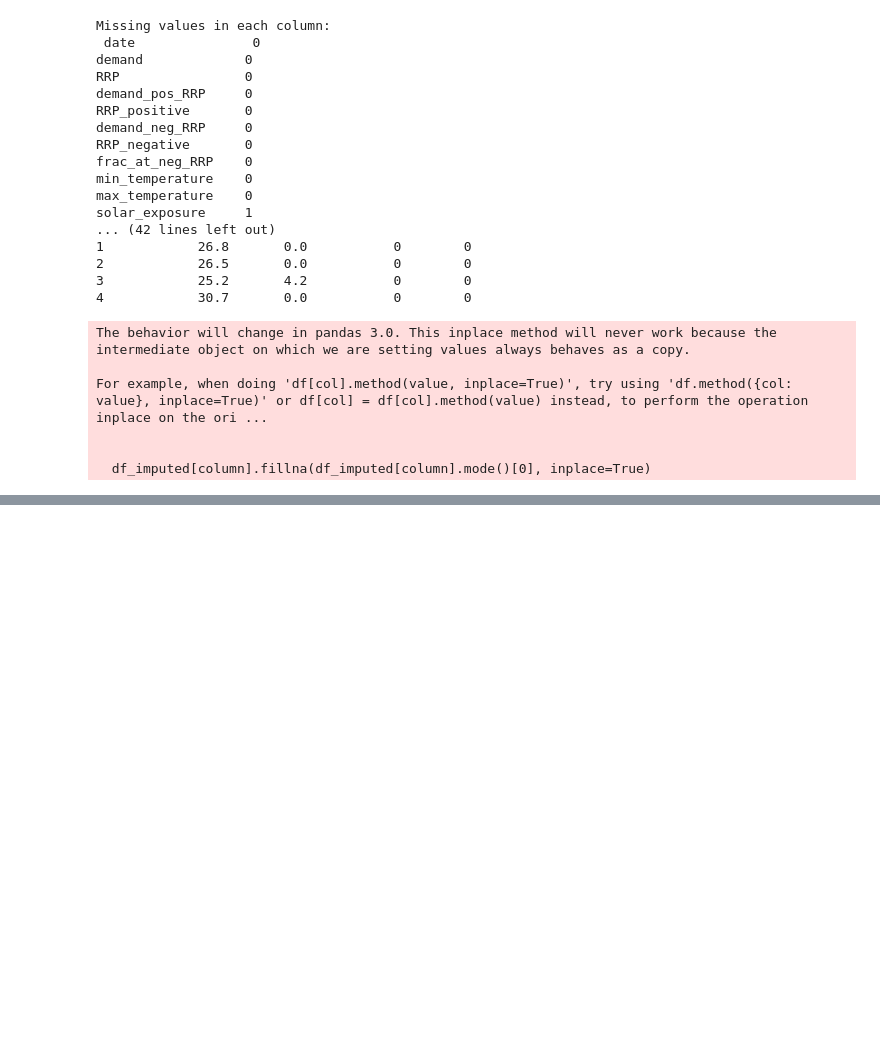
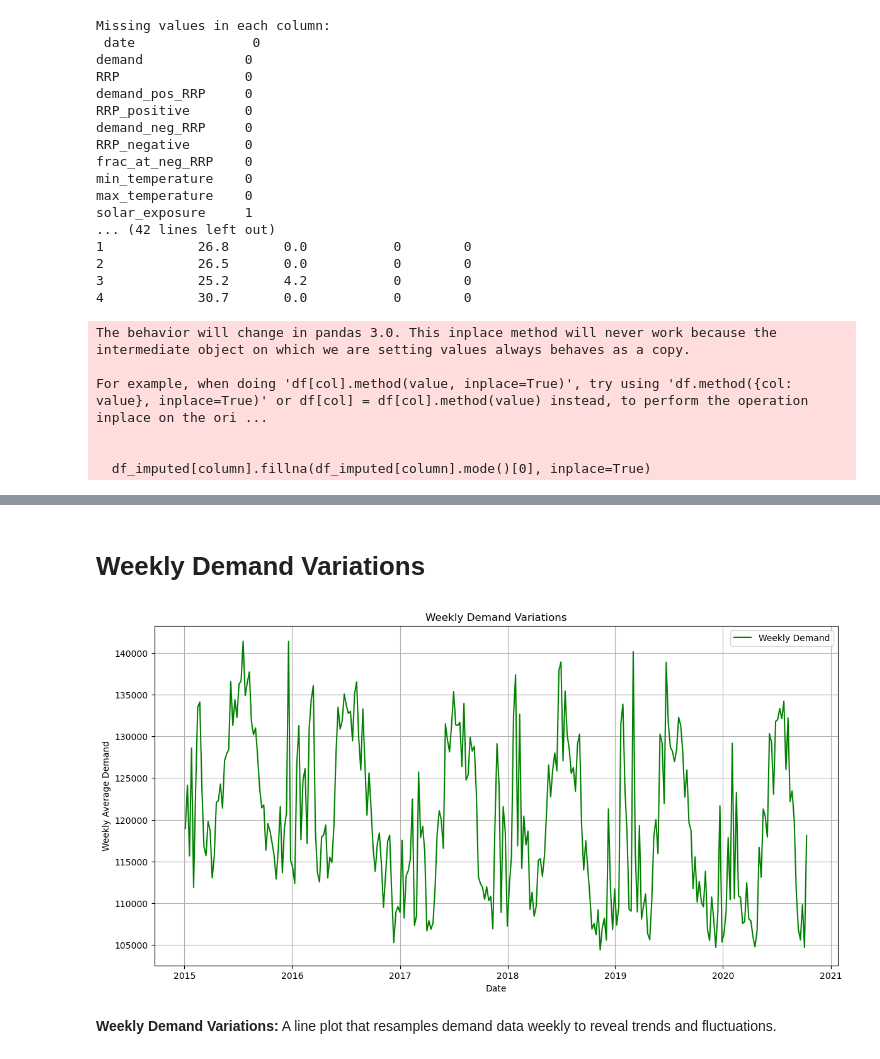
Before and after one commit to sainath9392/Electricity_Demand-and_Price_ForecastingInfosys_Internship_Oct2025, a Jupyter notebook: main.ipynb, the cells around one changed output, grey strips where cells are left out. Drawn from its saved outputs; the diff is of its cells as text; code cells hidden in the pictures; blank space fills up the shorter version.

```diff
--- a/main.ipynb
+++ b/main.ipynb
@@ -97,0 +131,17 @@ For example, when doing 'df[col].method(value, inplace=True)', try using 'df.met
+# %% [markdown]
+ # Weekly Demand Variations
+# %%
+# Plot weekly demand variations
+weekly_demand = df['demand'].resample('W').mean()
+plt.figure(figsize=(14, 7))
+plt.plot(weekly_demand, label='Weekly Demand', color='green')
+plt.title('Weekly Demand Variations')
+plt.xlabel('Date')
+plt.ylabel('Weekly Average Demand')
+plt.legend()
+plt.grid(True)
+plt.show()
+display(Markdown("**Weekly Demand Variations:** A line plot that resamples demand data weekly to reveal trends and fluctuations."))
+# %% [output]
+[figure, added]
+**Weekly Demand Variations:** A line plot that resamples demand data weekly to reveal trends and fluctuations.
```
Also changed, not shown: parts of 10 cells of this notebook.
